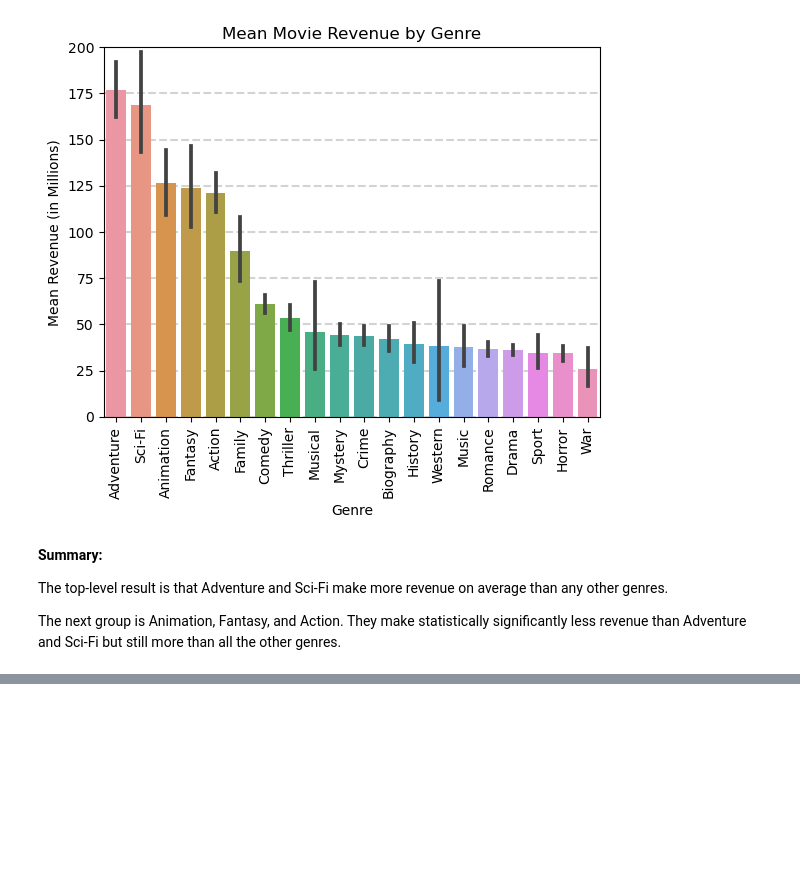
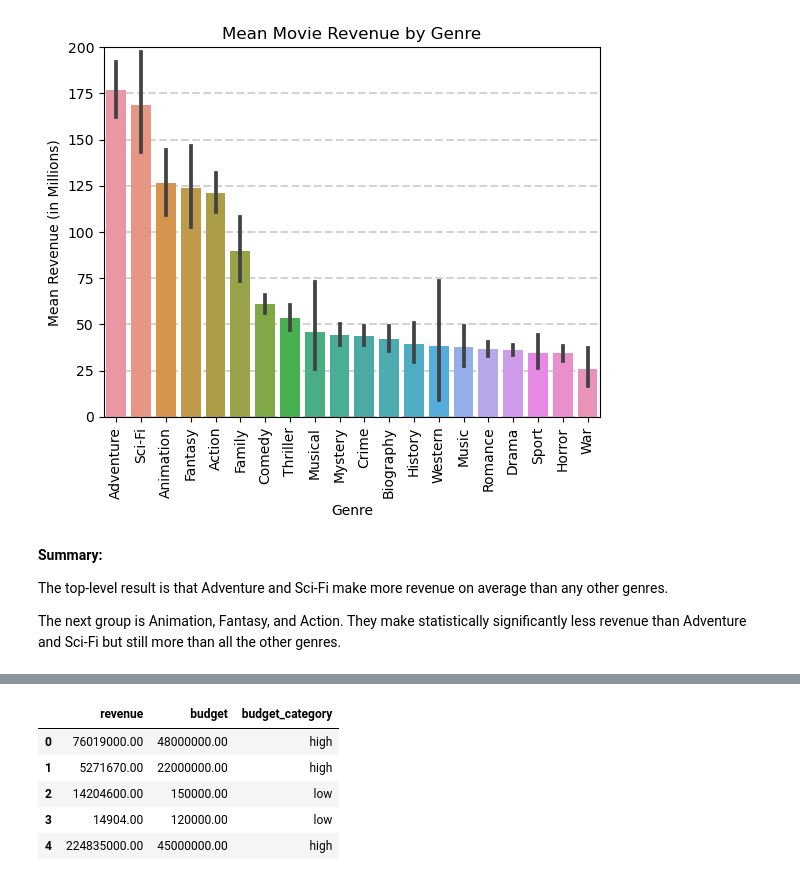
Before and after one commit to kellianneyang/movies-profitability-project, a Jupyter notebook: part4_hypothesis_testing.ipynb, the cells around one changed output, grey strips where cells are left out. Cells and saved outputs as stored; diff of their text form; code cells hidden in the pictures; blank space fills up the shorter version.

```diff
--- a/part4_hypothesis_testing.ipynb
+++ b/part4_hypothesis_testing.ipynb
@@ -754,0 +825,12 @@ The next group is Animation, Fantasy, and Action. They make statistically signif
+# %%
+df['budget_category'] = df['budget'].apply(lambda x: 'high' if x >= 15000000 else 'low')
+
+# check
+df.head()
+# %% [output]
+|  | revenue | budget | budget_category |
+| 0 | 76019000.00 | 48000000.00 | high |
+| 1 | 5271670.00 | 22000000.00 | high |
+| 2 | 14204600.00 | 150000.00 | low |
+| 3 | 14904.00 | 120000.00 | low |
+| 4 | 224835000.00 | 45000000.00 | high |
```
Also changed, not shown: parts of 31 cells of this notebook.
